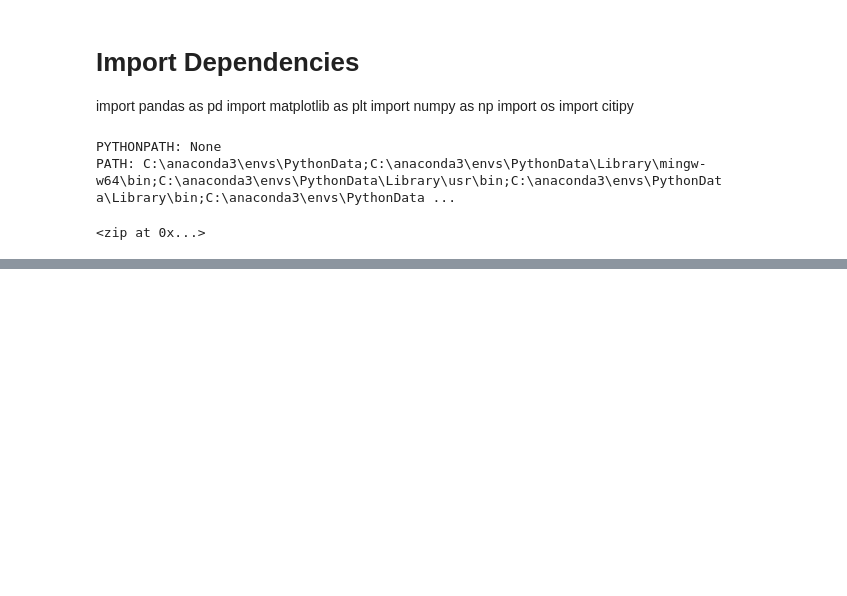
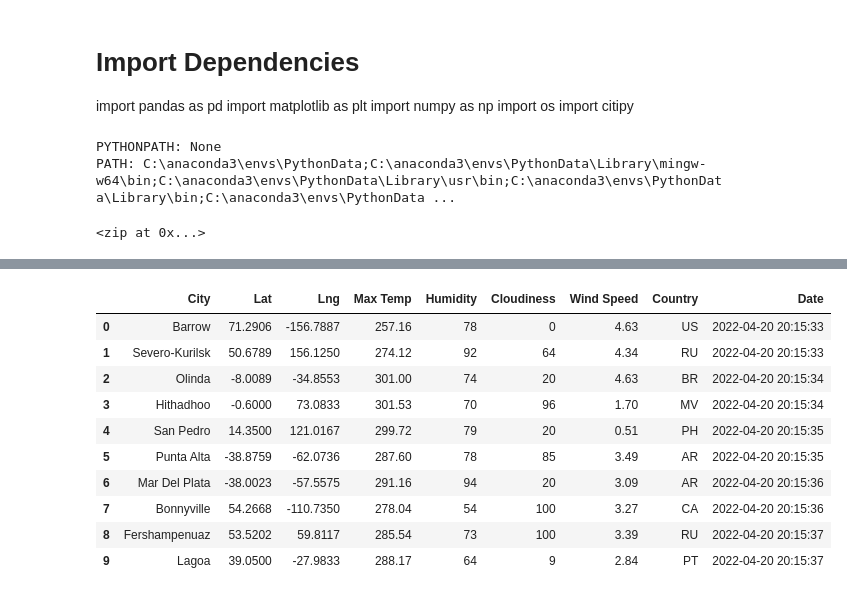
Before and after one commit to JSmith1826/World_Weather_Analysis, a Jupyter notebook: WeatherPy.ipynb, the cells around one changed output, grey strips where cells are left out. Drawn from its saved outputs; the diff is of its cells as text; code cells hidden in the pictures; blank space fills up the shorter version.

```diff
--- a/WeatherPy.ipynb
+++ b/WeatherPy.ipynb
@@ -52 +60,13 @@ coordinates
  ...]
+# %%
+# Create a list for holding the cities.
+cities = []
+# Identify the nearest city for each latitude and longitude combination.
+for coordinate in coordinates:
+    city = citipy.nearest_city(coordinate[0], coordinate[1]).city_name
+
+    # If the city is unique, then we will add it to the cities list.
+    if city not in cities:
+        cities.append(city)
+# Print the city count to confirm sufficient count.
+len(cities)
@@ -52,0 +187,16 @@ coordinates
+# %%
+# Convert the array of dictionaries to a Pandas DataFrame.
+city_data_df = pd.DataFrame(city_data)
+city_data_df.head(10)
+# %% [output]
+|  | City | Lat | Lng | Max Temp | Humidity | Cloudiness | Wind Speed | Country | Date |
+| 0 | Barrow | 71.2906 | -156.7887 | 257.16 | 78 | 0 | 4.63 | US | 2022-04-20 20:15:33 |
+| 1 | Severo-Kurilsk | 50.6789 | 156.1250 | 274.12 | 92 | 64 | 4.34 | RU | 2022-04-20 20:15:33 |
+| 2 | Olinda | -8.0089 | -34.8553 | 301.00 | 74 | 20 | 4.63 | BR | 2022-04-20 20:15:34 |
+| 3 | Hithadhoo | -0.6000 | 73.0833 | 301.53 | 70 | 96 | 1.70 | MV | 2022-04-20 20:15:34 |
+| 4 | San Pedro | 14.3500 | 121.0167 | 299.72 | 79 | 20 | 0.51 | PH | 2022-04-20 20:15:35 |
+| 5 | Punta Alta | -38.8759 | -62.0736 | 287.60 | 78 | 85 | 3.49 | AR | 2022-04-20 20:15:35 |
+| 6 | Mar Del Plata | -38.0023 | -57.5575 | 291.16 | 94 | 20 | 3.09 | AR | 2022-04-20 20:15:36 |
+| 7 | Bonnyville | 54.2668 | -110.7350 | 278.04 | 54 | 100 | 3.27 | CA | 2022-04-20 20:15:36 |
+| 8 | Fershampenuaz | 53.5202 | 59.8117 | 285.54 | 73 | 100 | 3.39 | RU | 2022-04-20 20:15:37 |
+| 9 | Lagoa | 39.0500 | -27.9833 | 288.17 | 64 | 9 | 2.84 | PT | 2022-04-20 20:15:37 |
```
Also changed, not shown: parts of 7 cells of this notebook, 3 other files.
